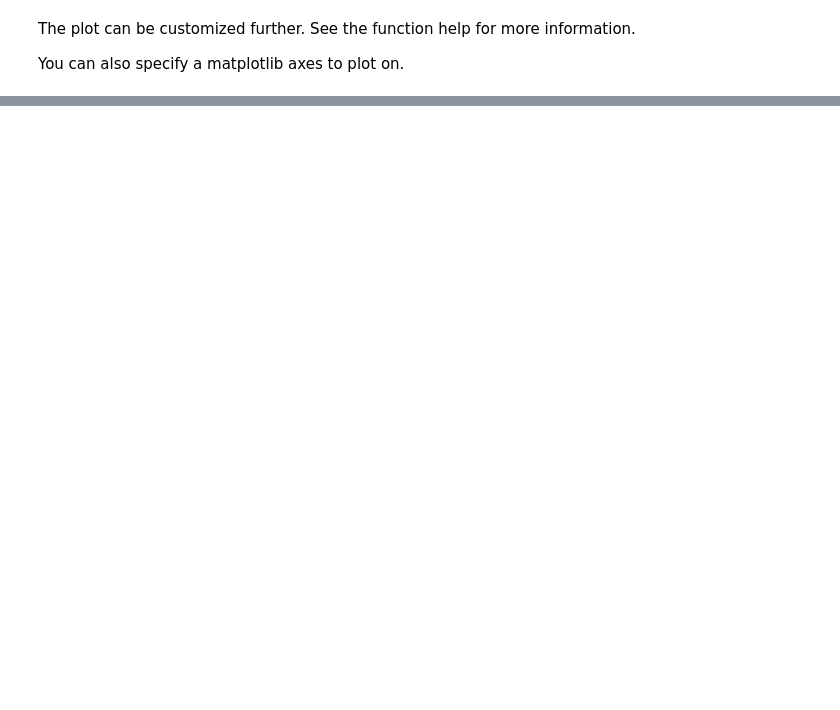
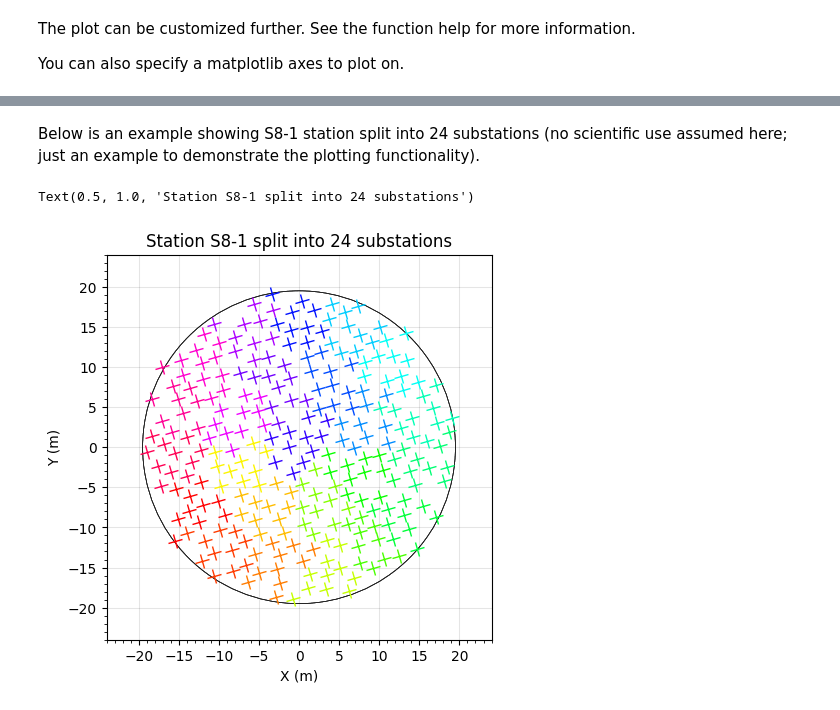
Before and after one commit to ska-telescope/ska_ost_sim_low_station_beam, a Jupyter notebook: docs/examples.ipynb, the cells around one changed output, grey strips where cells are left out. Saved outputs shown, nothing was run; the diff lists cells and outputs as text; code cells hidden in the pictures; blank space fills up the shorter version.

```diff
--- a/docs/examples.ipynb
+++ b/docs/examples.ipynb
@@ -89,0 +102,27 @@ station.get_lfaa_coordinates(lfaa_names="SB01-01,SB01-02")
+# %% [markdown]
+Below is an example showing S8-1 station split into 24 substations (no scientific use assumed here; just an example to demonstrate the plotting functionality).
+# %%
+import matplotlib.pyplot as plt
+from matplotlib.pyplot import cm
+import numpy
+
+fig, axes = plt.subplots(1, 1, figsize=(5, 5))
+color = iter(cm.hsv(numpy.linspace(0, 1, 25)))
+for i in range(1,25):
+    substation = LowStation(
+        station_type="substation",
+        station_name=f"sub_s8_{i}",
+        parent_station="S8-1",
+        lfaa_list=f"SB{i:02d}-*"
+    )
+    substation.plot_station_layout(
+        axes,
+        lfaa_marker_color=next(color),
+        plot_station_boundary=True,
+        station_boundary_alpha=0.1
+    )
+# Rewrite the plot title
+axes.set_title("Station S8-1 split into 24 substations")
+# %% [output]
+Text(0.5, 1.0, 'Station S8-1 split into 24 substations')
+[figure, added]
```
Also changed, not shown: parts of 17 cells of this notebook, 4 other files.
